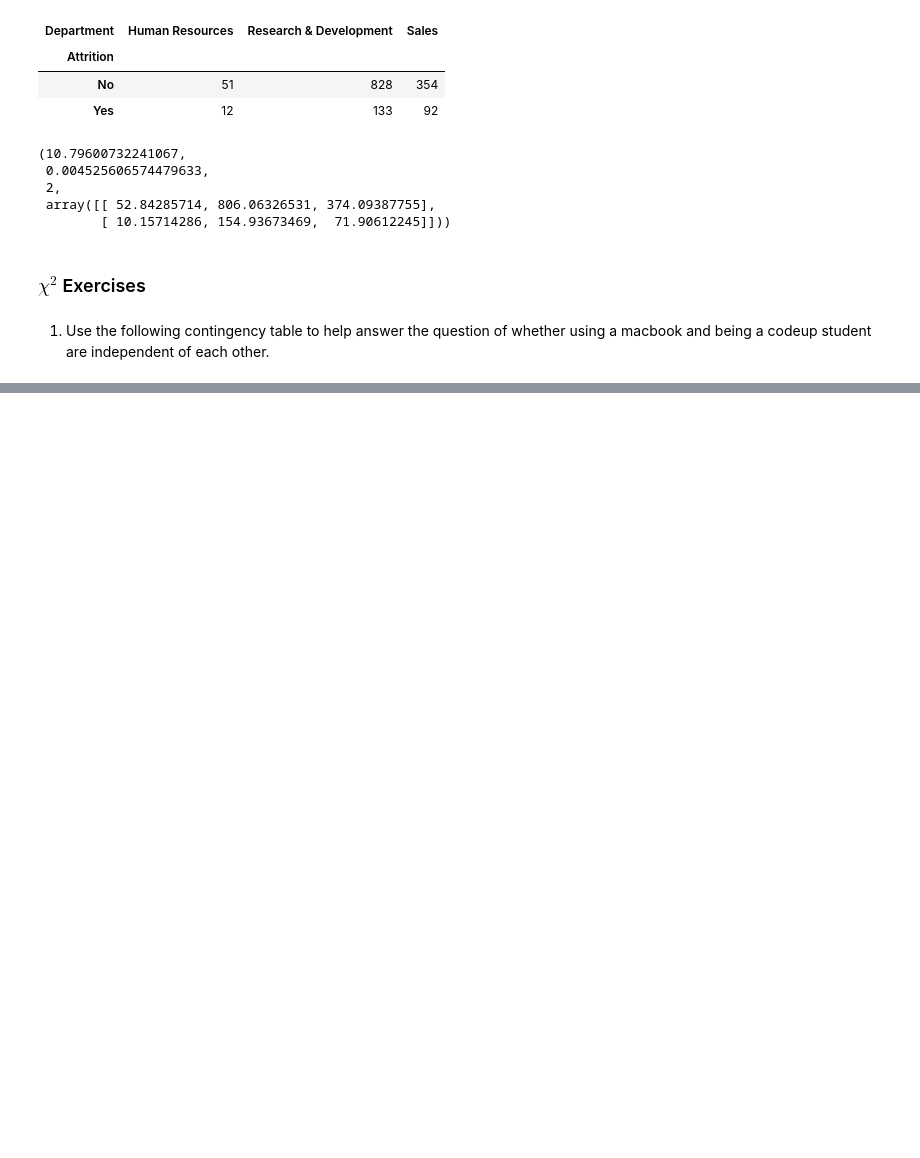
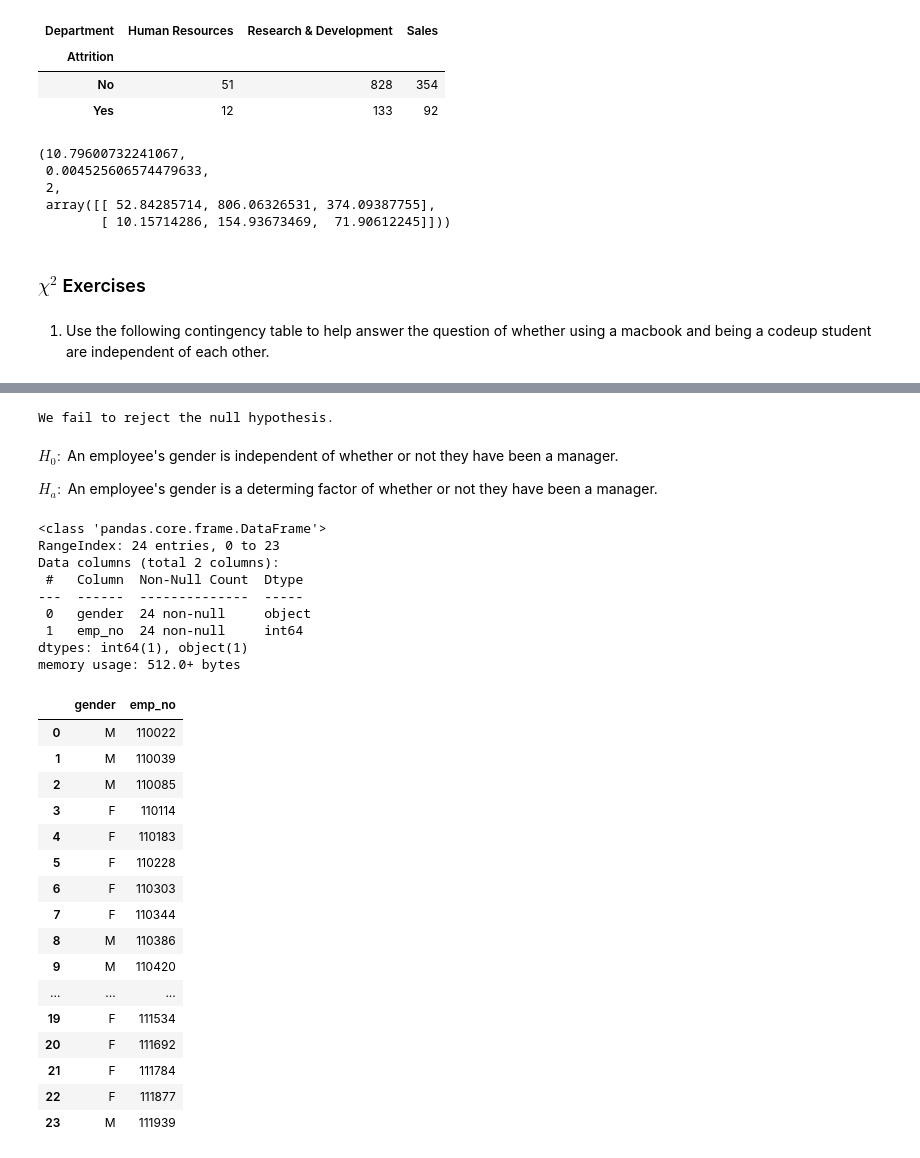
Before and after one commit to tarrencen/statistics-exercises, a Jupyter notebook: hypothesis_testing.ipynb, the cells around one changed output, grey strips where cells are left out. Cells and saved outputs as stored; diff of their text form; code cells hidden in the pictures; blank space fills up the shorter version.

```diff
--- a/hypothesis_testing.ipynb
+++ b/hypothesis_testing.ipynb
@@ -538,0 +735,49 @@ cu_comp_users = pd.DataFrame({})
+# %%
+if pval < alpha:
+    print(f'The chi squared value is {chi2}, and the pval is less than {alpha}, so the null hypothesis can be rejected.')
+else:
+    print('We fail to reject the null hypothesis.')
+# %% [output]
+We fail to reject the null hypothesis.
+# %% [markdown]
+$H_0:$ An employee's gender is independent of whether or not they have been a manager.
+
+$H_a:$ An employee's gender is a determing factor of whether or not they have been a manager.
+# %%
+emp_mgr_df = pd.read_sql(
+     '''SELECT employees.gender, dept_manager.emp_no
+    FROM employees
+    JOIN dept_manager ON dept_manager.emp_no = employees.emp_no
+    ''',
+    url
+)
+
+emp_mgr_df.info()
+emp_mgr_df
+# %% [output]
+<class 'pandas.core.frame.DataFrame'>
+RangeIndex: 24 entries, 0 to 23
+Data columns (total 2 columns):
+ #   Column  Non-Null Count  Dtype
+---  ------  --------------  -----
+ 0   gender  24 non-null     object
+ 1   emp_no  24 non-null     int64
+dtypes: int64(1), object(1)
+memory usage: 512.0+ bytes
+|  | gender | emp_no |
+| 0 | M | 110022 |
+| 1 | M | 110039 |
+| 2 | M | 110085 |
+| 3 | F | 110114 |
+| 4 | F | 110183 |
+| 5 | F | 110228 |
+| 6 | F | 110303 |
+| 7 | F | 110344 |
+| 8 | M | 110386 |
+| 9 | M | 110420 |
+| ... | ... | ... |
+| 19 | F | 111534 |
+| 20 | F | 111692 |
+| 21 | F | 111784 |
+| 22 | F | 111877 |
+| 23 | M | 111939 |
```
Also changed, not shown: parts of 22 cells of this notebook.
